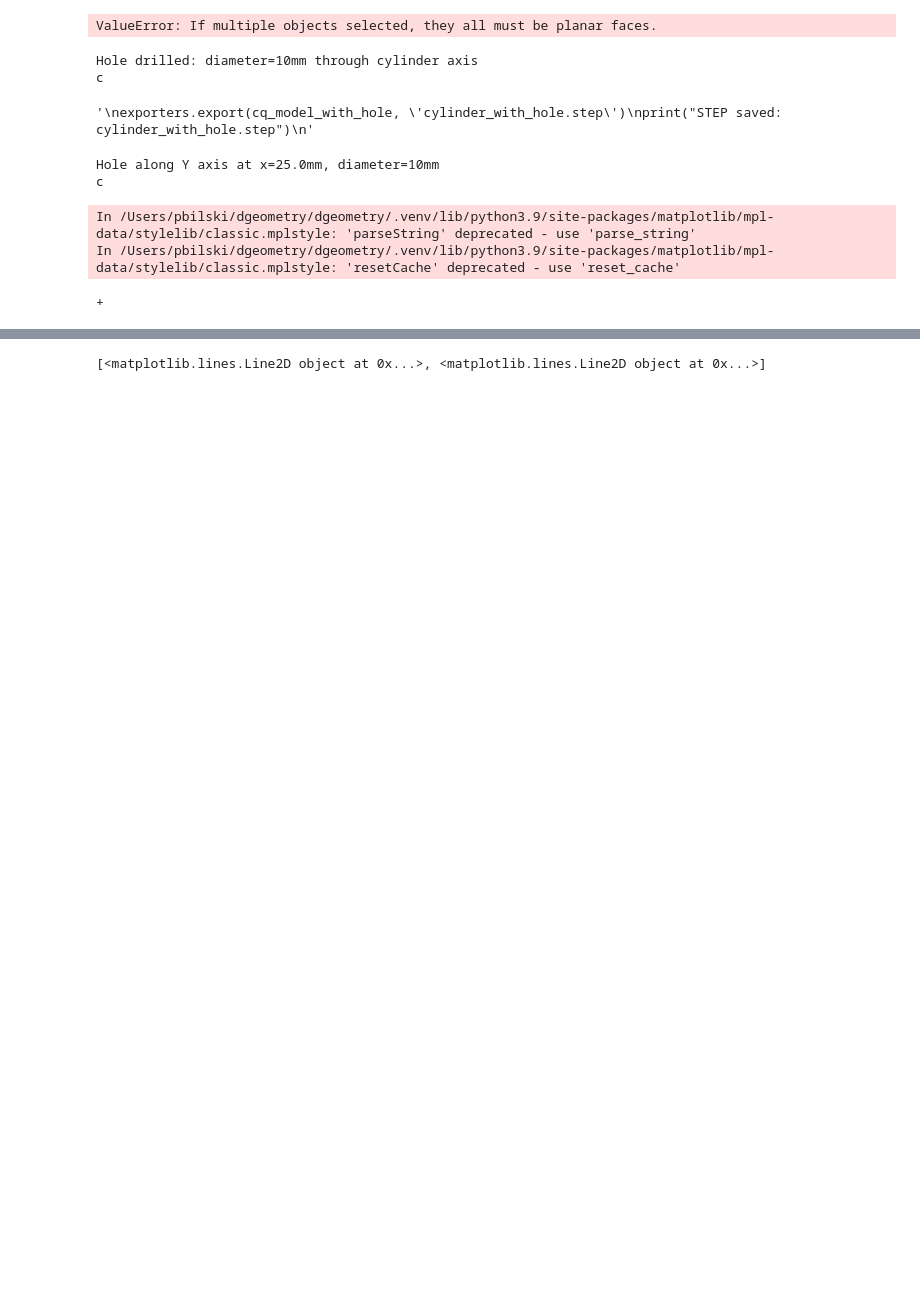
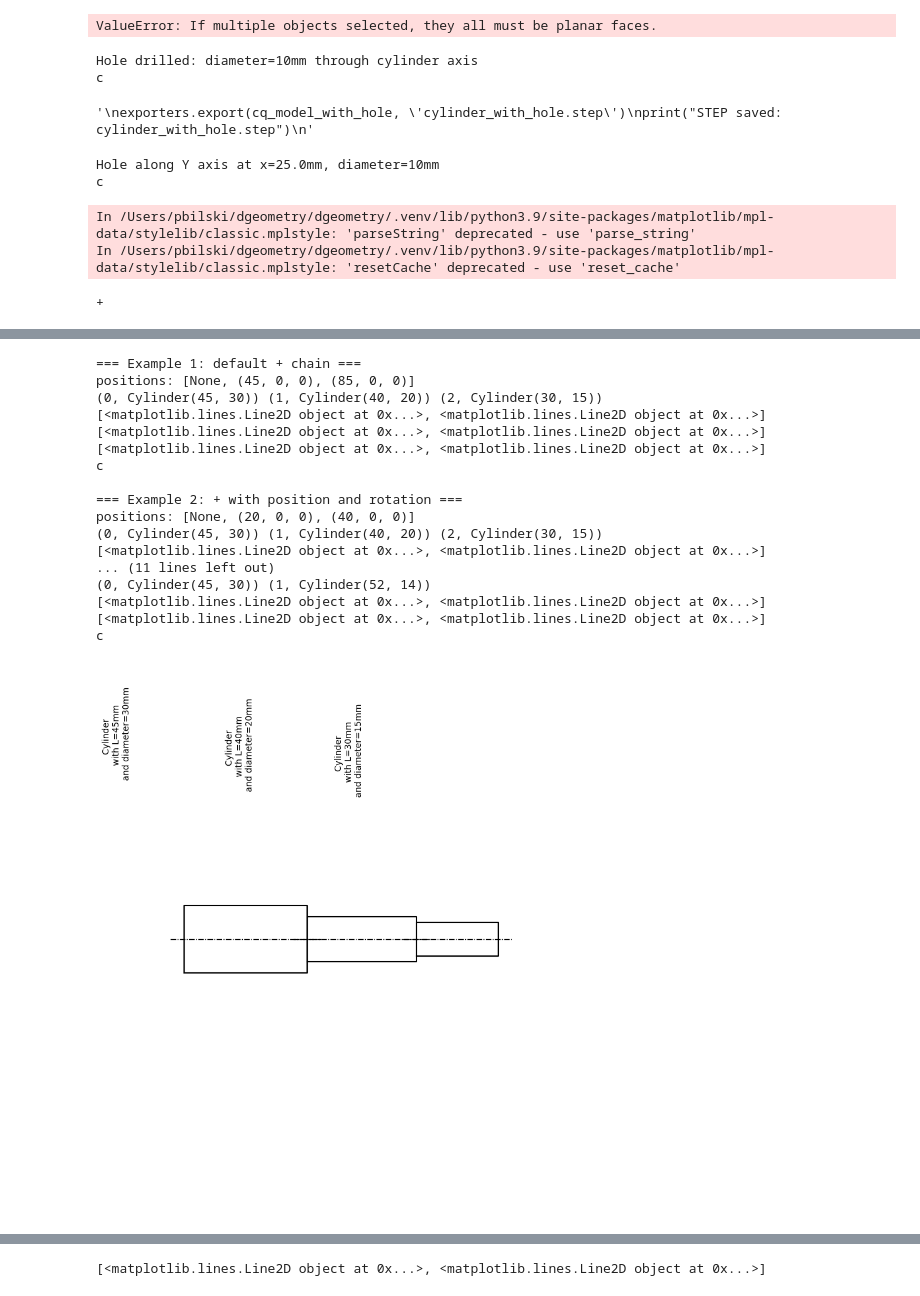
Before and after one commit to bogumilchilinski/dgeometry, a Jupyter notebook: cases/models/test.ipynb, the cells around one changed output, grey strips where cells are left out. Saved outputs shown, nothing was run; the diff lists cells and outputs as text; code cells hidden in the pictures; blank space fills up the shorter version.

```diff
--- a/cases/models/test.ipynb
+++ b/cases/models/test.ipynb
@@ -225,0 +256,62 @@ In /Users/pbilski/dgeometry/dgeometry/.venv/lib/python3.9/site-packages/matplotl
+# %%
+import sys
+sys.modules.pop('primitives', None)
+import primitives
+
+from primitives import Cylinder, ComposedPart, GeometryScene
+
+cyl_a = Cylinder(height=45, diameter=30)
+cyl_b = Cylinder(height=40, diameter=20)
+cyl_c = Cylinder(height=30, diameter=15)
+cyl_hole = Cylinder(height=52, diameter=14)
+
+# ── Example 1: default + chain — no coordinates, each solid starts at end of previous
+print("=== Example 1: default + chain ===")
+GeometryScene()
+chain = ComposedPart(cyl_a) + cyl_b + cyl_c
+print("positions:", chain._positions)
+chain.preview()
+chain.show_model(port=3939)
+
+# ── Example 2: + with explicit position and rotation (tuple syntax)
+print("\n=== Example 2: + with position and rotation ===")
+GeometryScene()
+custom = ComposedPart(cyl_a) + (cyl_b, (20, 0, 0)) + (cyl_c, (40, 0, 0), (0, 45, 0))
+print("positions:", custom._positions)
+custom.preview()
+#custom.show_model(port=3939)
+
+# ── Example 3: default - — hole auto-placed at end of cyl_a
+print("\n=== Example 3: default - (hole at end) ===")
+GeometryScene()
+sub_default = ComposedPart(cyl_a) - cyl_hole
+print("positions:", sub_default._positions)
+sub_default.preview()
+#sub_default.show_model(port=3939)
+
+# ── Example 4: - with explicit position (axial through-hole from x=-1)
+print("\n=== Example 4: - with explicit position ===")
+GeometryScene()
+sub_custom = ComposedPart(cyl_a) - (cyl_hole, (-1, 0, 0))
+print("positions:", sub_custom._positions)
+sub_custom.preview()
+sub_custom.show_model(port=3939)
+# %% [output]
+=== Example 1: default + chain ===
+positions: [None, (45, 0, 0), (85, 0, 0)]
+(0, Cylinder(45, 30)) (1, Cylinder(40, 20)) (2, Cylinder(30, 15))
+[<matplotlib.lines.Line2D object at 0x...>, <matplotlib.lines.Line2D object at 0x...>]
+[<matplotlib.lines.Line2D object at 0x...>, <matplotlib.lines.Line2D object at 0x...>]
+[<matplotlib.lines.Line2D object at 0x...>, <matplotlib.lines.Line2D object at 0x...>]
+c
+
+=== Example 2: + with position and rotation ===
+positions: [None, (20, 0, 0), (40, 0, 0)]
+(0, Cylinder(45, 30)) (1, Cylinder(40, 20)) (2, Cylinder(30, 15))
+[<matplotlib.lines.Line2D object at 0x...>, <matplotlib.lines.Line2D object at 0x...>]
+... (11 lines left out)
+(0, Cylinder(45, 30)) (1, Cylinder(52, 14))
+[<matplotlib.lines.Line2D object at 0x...>, <matplotlib.lines.Line2D object at 0x...>]
+[<matplotlib.lines.Line2D object at 0x...>, <matplotlib.lines.Line2D object at 0x...>]
+c
+[figure, added]
```
Also changed, not shown: parts of 5 cells of this notebook, 1 other file.
